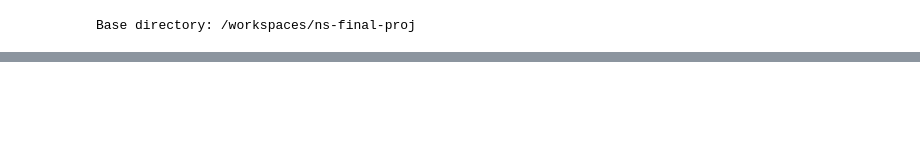
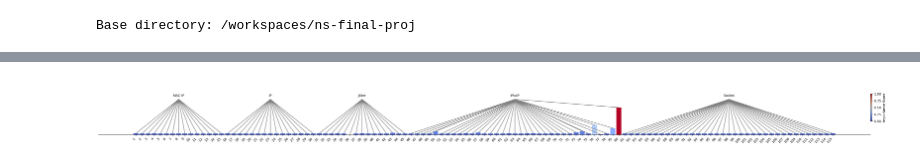
Before and after one commit to kchekuru/ns-final-proj, a Jupyter notebook: Demo/explanation.ipynb, the cells around one changed output, grey strips where cells are left out. Saved outputs shown, nothing was run; the diff lists cells and outputs as text; code cells hidden in the pictures; blank space fills up the shorter version.

```diff
--- a/Demo/explanation.ipynb
+++ b/Demo/explanation.ipynb
@@ -340,0 +295,88 @@ kitsune_tp_explanation.visualization(kitsune_group_sizes, kitsune_group_names, k
+# %%
+kitsune_tp_data  = pd.read_csv(os.path.join(BASE_DIR, "Data", "kitsune_selected_tp_rows.csv"))
+kitsune_tp_current_sample = kitsune_tp_data.iloc[-1]
+kitsune_tp_history_samples = kitsune_tp_data.iloc[:-1]
+kitsune_tp_prediction_score = 0.26677650458466096
+kitsune_tp_explanation = Explanation(kitsune_tp_current_sample.values.reshape(1,-1), kitsune_tp_history_samples, kitsune_model, kitsune_tp_prediction_score, kitsune_feature_names, kitsune_group_sizes, 'kitsune')
+# Fix Keras H5 deserialization issue (e.g., 'keras.metrics.mse') by loading without compilation
+if not hasattr(keras.models, "_original_load_model"):
+    keras.models._original_load_model = keras.models.load_model
+
+    def _safe_load_model(*args, **kwargs):
+        kwargs.setdefault("compile", False)
+        return keras.models._original_load_model(*args, **kwargs)
+
+    keras.models.load_model = _safe_load_model
+
+kitsune_tp_explanation.capture_relevant_history()
+kitsune_tp_explanation.weighted_sampling(num_samples)
+if hasattr(asgl, "CV"):
+    kitsune_tp_explanation.sparse_group_lasso()
+else:
+    # Fallback when installed asgl package does not provide CV
+    x_ws = kitsune_tp_explanation.weighted_samples.reshape(-1, len(kitsune_feature_names))
+    model = keras.models.load_model(kitsune_model)  # already patched to compile=False above
+    recon = model.predict(x_ws, batch_size=256, verbose=0)
+    y_scores = np.mean(np.square(x_ws - recon), axis=1)
+
+    # Simple ridge-style linear fit as surrogate importance
+    reg = 1e-6
+    xtx = x_ws.T @ x_ws + reg * np.eye(x_ws.shape[1])
+    xty = x_ws.T @ y_scores
+    beta = np.linalg.solve(xtx, xty)
+
+    kitsune_tp_explanation.coef = [beta]
+# Patch visualization to explicitly attach colorbar to an Axes
+def _visualization_fixed(self, group_sizes, group_names, feature_names):
+    weights = np.array(self.coef[0], dtype=float)
+
+    w_min, w_max = np.min(weights), np.max(weights)
+    if w_max > w_min:
+        weights = (weights - w_min) / (w_max - w_min)
+    else:
+        weights = np.zeros_like(weights)
+
+    fig, ax = plt.subplots(figsize=(50, 3))
+    cmap = plt.colormaps.get_cmap("coolwarm")
+    colors = cmap(weights)
+
+    start_index = 0
+    total_features = sum(group_sizes)
+    feature_index = 0
+
+    for group_size, group_name in zip(group_sizes, group_names):
+        group_weights = weights[start_index:start_index + group_size]
+        group_colors = colors[start_index:start_index + group_size]
+        group_labels = feature_names[feature_index:feature_index + group_size]
+
+        for i, (weight, color, _) in enumerate(zip(group_weights, group_colors, group_labels)):
+            ax.bar(feature_index + i, weight, color=color)
+            ax.plot(
+                [feature_index + i, feature_index + group_size // 2],
+                [weight, 1.3 * (np.max(weights) if np.max(weights) > 0 else 1)],
+                color="grey",
+                linestyle="-"
+            )
+
+        ax.text(feature_index + group_size // 2, 1.5, group_name, ha="center", va="top")
+        feature_index += group_size
+        start_index += group_size
+
+    ax.set_xticks(range(total_features))
+    ax.set_xticklabels(feature_names, rotation=45, ha="right")
+    ax.spines["top"].set_visible(False)
+    ax.spines["left"].set_visible(False)
+    ax.spines["right"].set_visible(False)
+    ax.set_yticks([])
+    ax.set_ylim(0, 2)
+
+    sm = plt.cm.ScalarMappable(cmap=cmap, norm=plt.Normalize(vmin=0, vmax=1))
+    sm.set_array([])
+    fig.colorbar(sm, ax=ax, label="Importance Score", shrink=0.5, location="right", pad=0.00)
+
+    plt.show()
+
+Explanation.visualization = _visualization_fixed
+
+kitsune_tp_explanation.visualization(kitsune_group_sizes, kitsune_group_names, kitsune_feature_names)
+# %% [output]
@@ -341,3 +409,4 @@ kitsune_tp_explanation.visualization(kitsune_group_sizes, kitsune_group_names, k
+[figure, added]
 # %%
 kitsune_fn_data  = pd.read_csv(os.path.join(BASE_DIR, "Data", "kitsune_selected_fn_rows.csv"))
 kitsune_fn_current_sample = kitsune_fn_data.iloc[-1]
```
Also changed, not shown: parts of 16 cells of this notebook.
